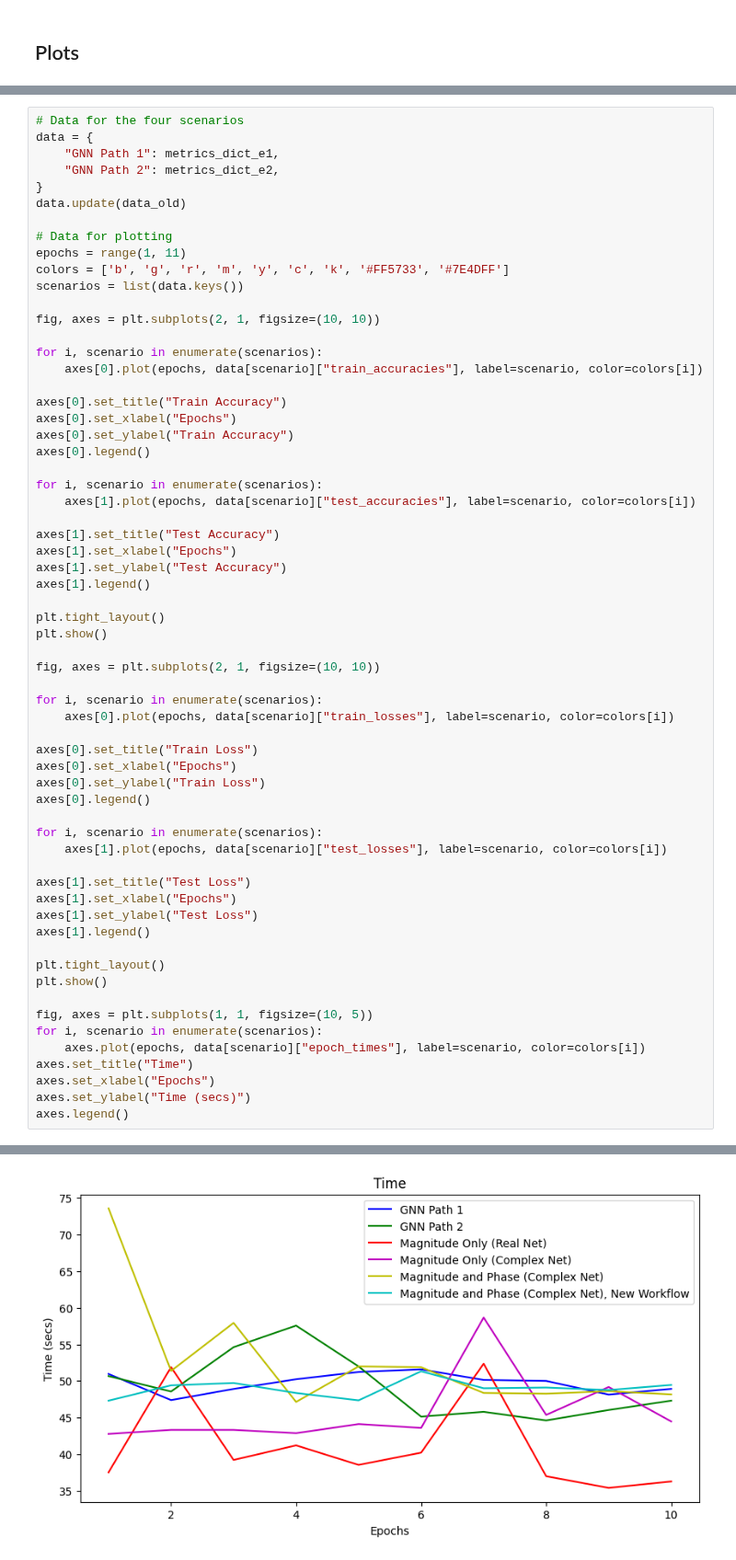
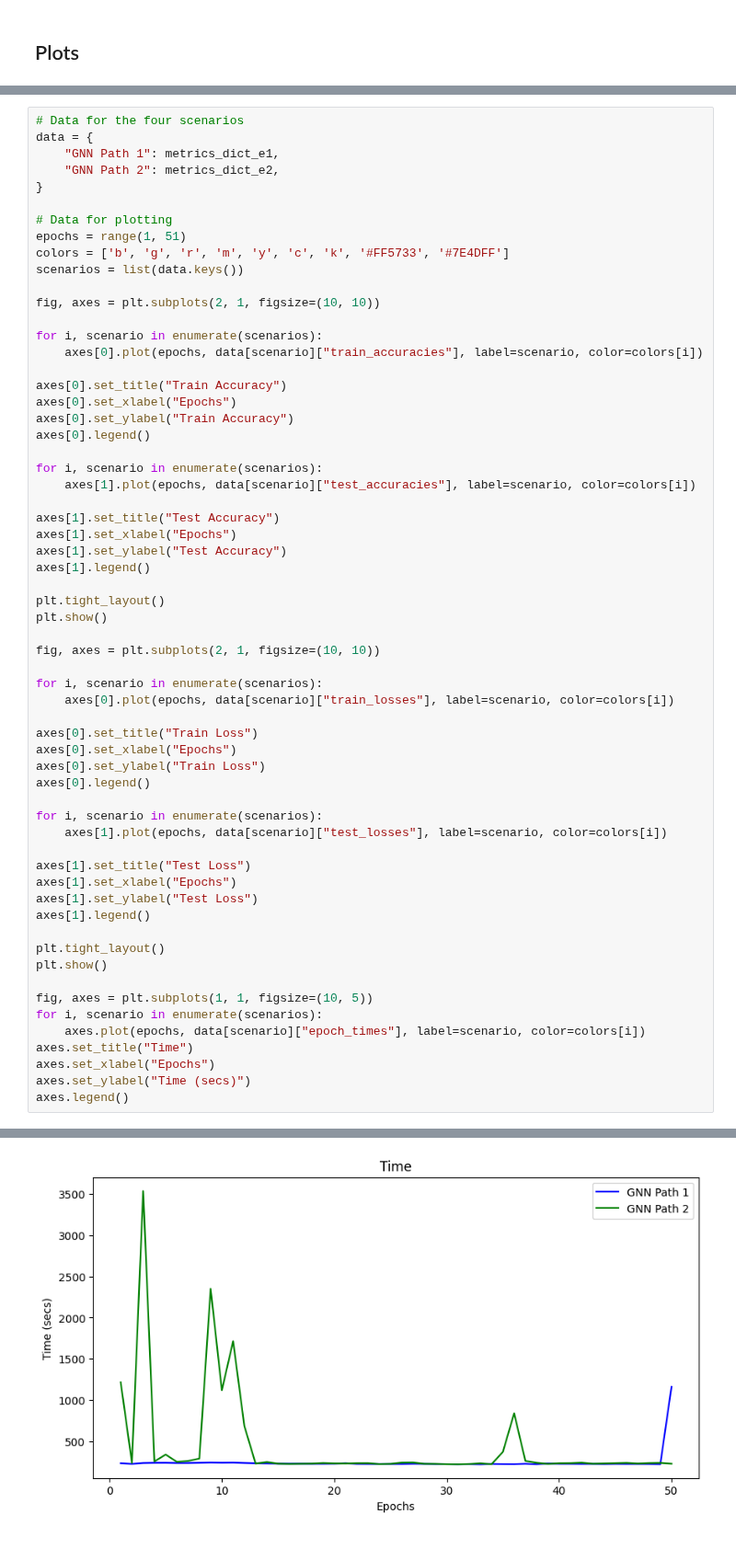
Before and after one commit to namanlab/UROPS_CVCNN, a Jupyter notebook: EXP3_GNN_Multi.ipynb, the cells around one changed output, grey strips where cells are left out. Shown at 92% size. Drawn from its saved outputs; the diff is of its cells as text.

```diff
--- a/EXP3_GNN_Multi.ipynb
+++ b/EXP3_GNN_Multi.ipynb
@@ -459,10 +493,9 @@ data = {
     "GNN Path 1": metrics_dict_e1,
     "GNN Path 2": metrics_dict_e2,
 }
-data.update(data_old)
 
 # Data for plotting
-epochs = range(1, 11)
+epochs = range(1, 51)
 colors = ['b', 'g', 'r', 'm', 'y', 'c', 'k', '#FF5733', '#7E4DFF']
 scenarios = list(data.keys())
 
@@ -521,2 +554,2 @@ axes.legend()
 <matplotlib.legend.Legend at 0x...>
-[figure, old version]
+[figure, new version]
```
Also changed, not shown: parts of 4 cells of this notebook, 1 other file.
